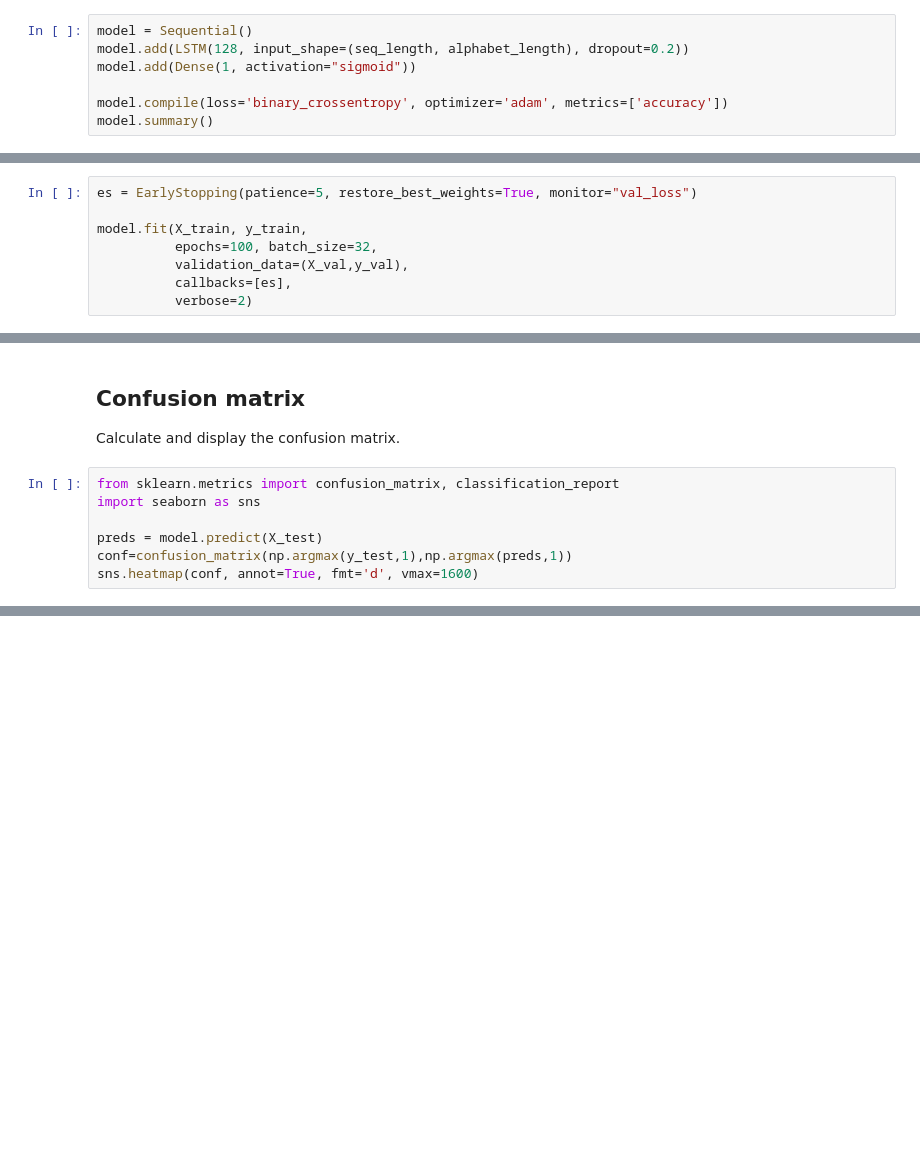
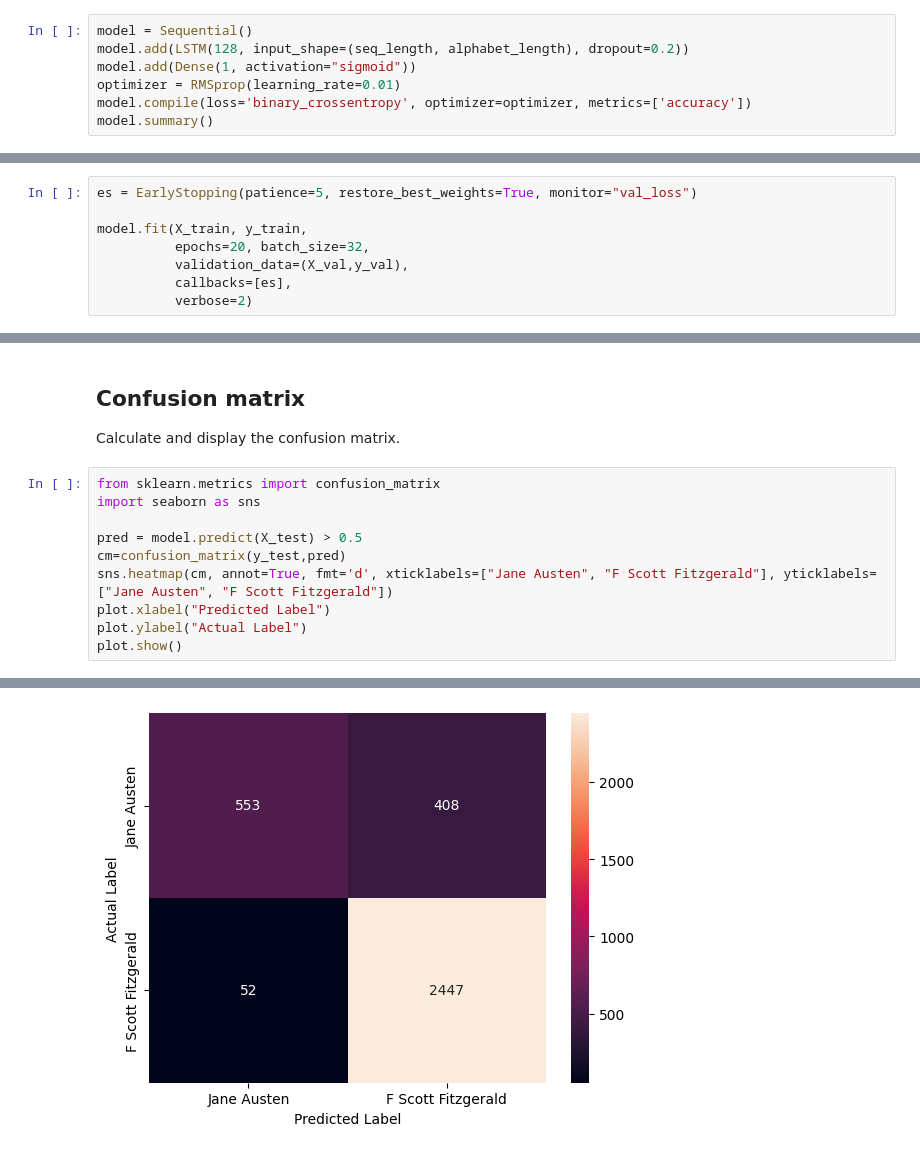
Before and after one commit to summerhasama/deeplearninga1, a Jupyter notebook: SH_AIT_09_Author_classification_assessment.ipynb, the cells around one changed output, grey strips where cells are left out. Cells and saved outputs as stored; diff of their text form; blank space fills up the shorter version.

```diff
--- a/SH_AIT_09_Author_classification_assessment.ipynb
+++ b/SH_AIT_09_Author_classification_assessment.ipynb
@@ -117,7 +117,7 @@ Define a 1D CNN or an LSTM for the task. Compile the model with the correct loss
 model = Sequential()
 model.add(LSTM(128, input_shape=(seq_length, alphabet_length), dropout=0.2))
 model.add(Dense(1, activation="sigmoid"))
-
-model.compile(loss='binary_crossentropy', optimizer='adam', metrics=['accuracy'])
+optimizer = RMSprop(learning_rate=0.01)
+model.compile(loss='binary_crossentropy', optimizer=optimizer, metrics=['accuracy'])
 model.summary()
 # %% [output]
@@ -141,7 +141,7 @@ Train the model and apply early stopping.
 es = EarlyStopping(patience=5, restore_best_weights=True, monitor="val_loss")
 
 model.fit(X_train, y_train,
-          epochs=100, batch_size=32,
+          epochs=20, batch_size=32,
           validation_data=(X_val,y_val),
           callbacks=[es],
           verbose=2)
@@ -174,9 +179,13 @@ print("Test accuracy:", accuracy)
 ## Confusion matrix
 Calculate and display the confusion matrix.
 # %%
-from sklearn.metrics import confusion_matrix, classification_report
+from sklearn.metrics import confusion_matrix
 import seaborn as sns
 
-preds = model.predict(X_test)
-conf=confusion_matrix(np.argmax(y_test,1),np.argmax(preds,1))
-sns.heatmap(conf, annot=True, fmt='d', vmax=1600)
+pred = model.predict(X_test) > 0.5
+cm=confusion_matrix(y_test,pred)
+sns.heatmap(cm, annot=True, fmt='d', xticklabels=["Jane Austen", "F Scott Fitzgerald"], yticklabels=["Jane Austen", "F Scott Fitzgerald"])
+plot.xlabel("Predicted Label")
+plot.ylabel("Actual Label")
+plot.show()
+# %% [output]
@@ -182,0 +193 @@ sns.heatmap(conf, annot=True, fmt='d', vmax=1600)
+[figure, added]
```
Also changed, not shown: parts of 5 cells of this notebook.
